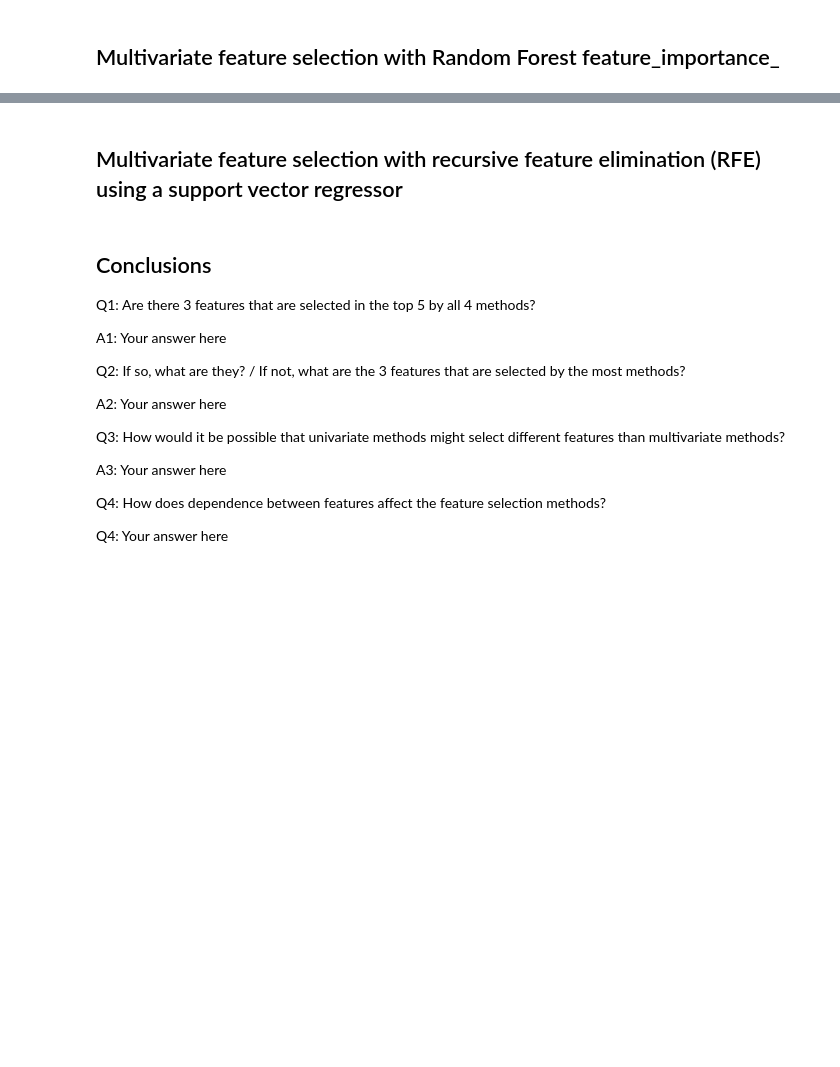
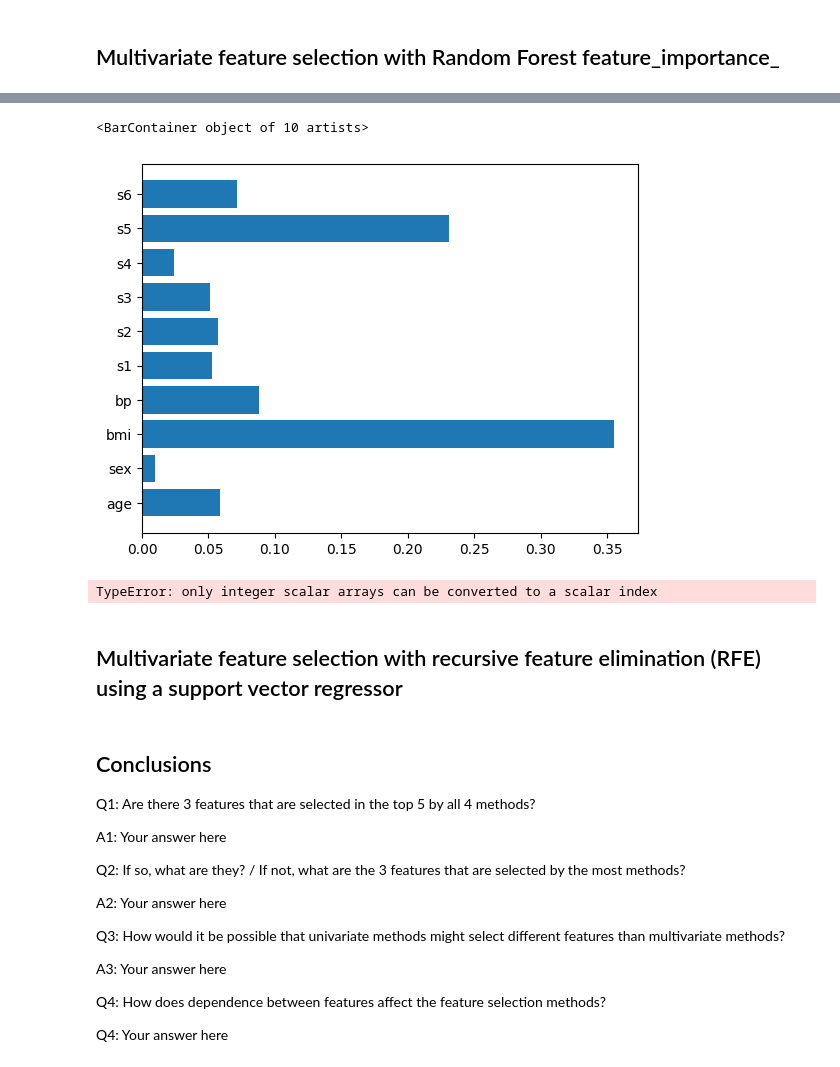
Before and after one commit to sumaiya008/feature-slection-comparison_sumaiya008, a Jupyter notebook: dsei2100s23hw4p3-feature-selection.ipynb, the cells around one changed output, grey strips where cells are left out. Saved outputs shown, nothing was run; the diff lists cells and outputs as text; code cells hidden in the pictures; blank space fills up the shorter version.

Commit message:
feature shorted error showing

```diff
--- a/dsei2100s23hw4p3-feature-selection.ipynb
+++ b/dsei2100s23hw4p3-feature-selection.ipynb
@@ -125,3 +177,14 @@ A Here:
+# %%
+plt.barh(data.feature_names, rf.feature_importances_)
+# %% [output]
+<BarContainer object of 10 artists>
+[figure, added]
+# %%
+sorted_idx = rf.feature_importances_.argsort()
+plt.barh(data.feature_names[sorted_idx], rf.feature_importances_[sorted_idx])
+plt.xlabel("Random Forest Feature Importance")
+# %% [output]
+TypeError: only integer scalar arrays can be converted to a scalar index
 # %%
 # What are the top 5 features according to random forest feature_importance_?
 # %% [markdown]
```
Also changed, not shown: parts of 9 cells of this notebook.
